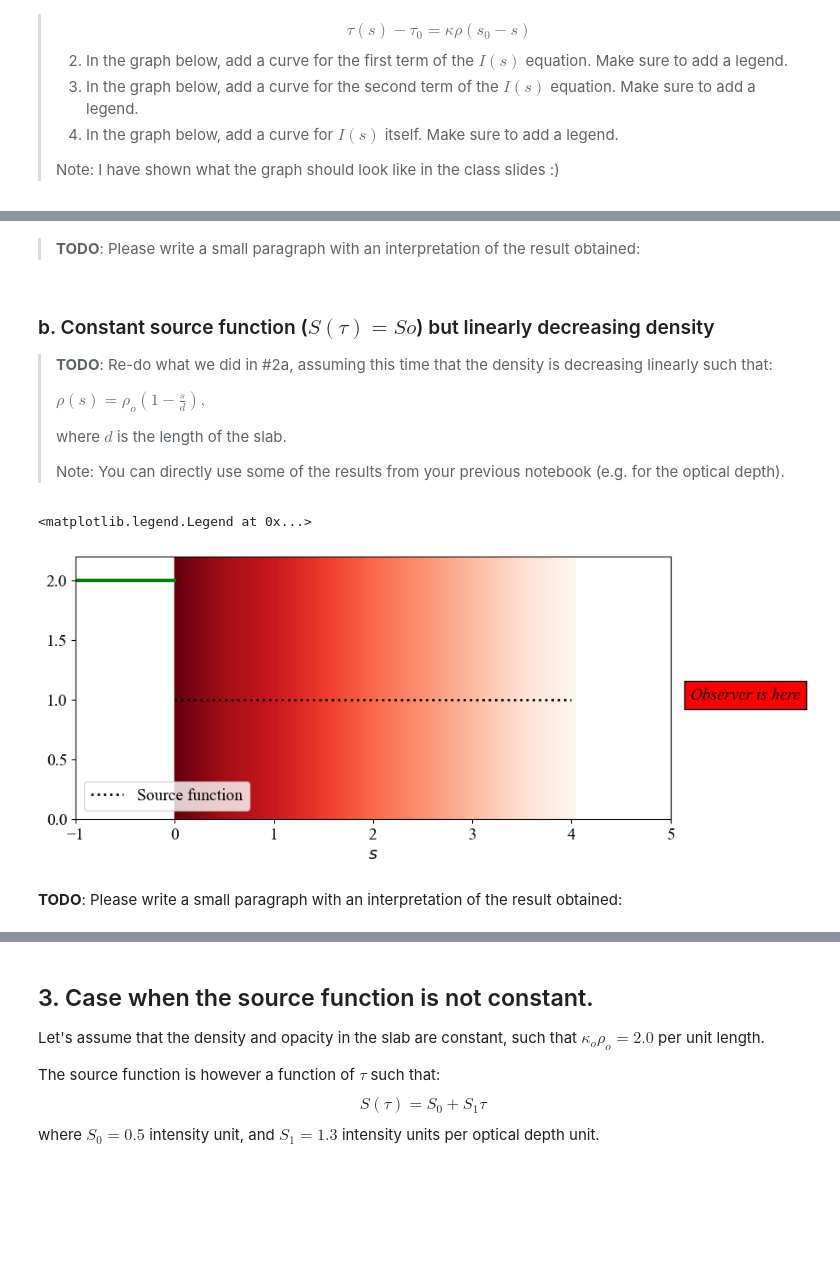
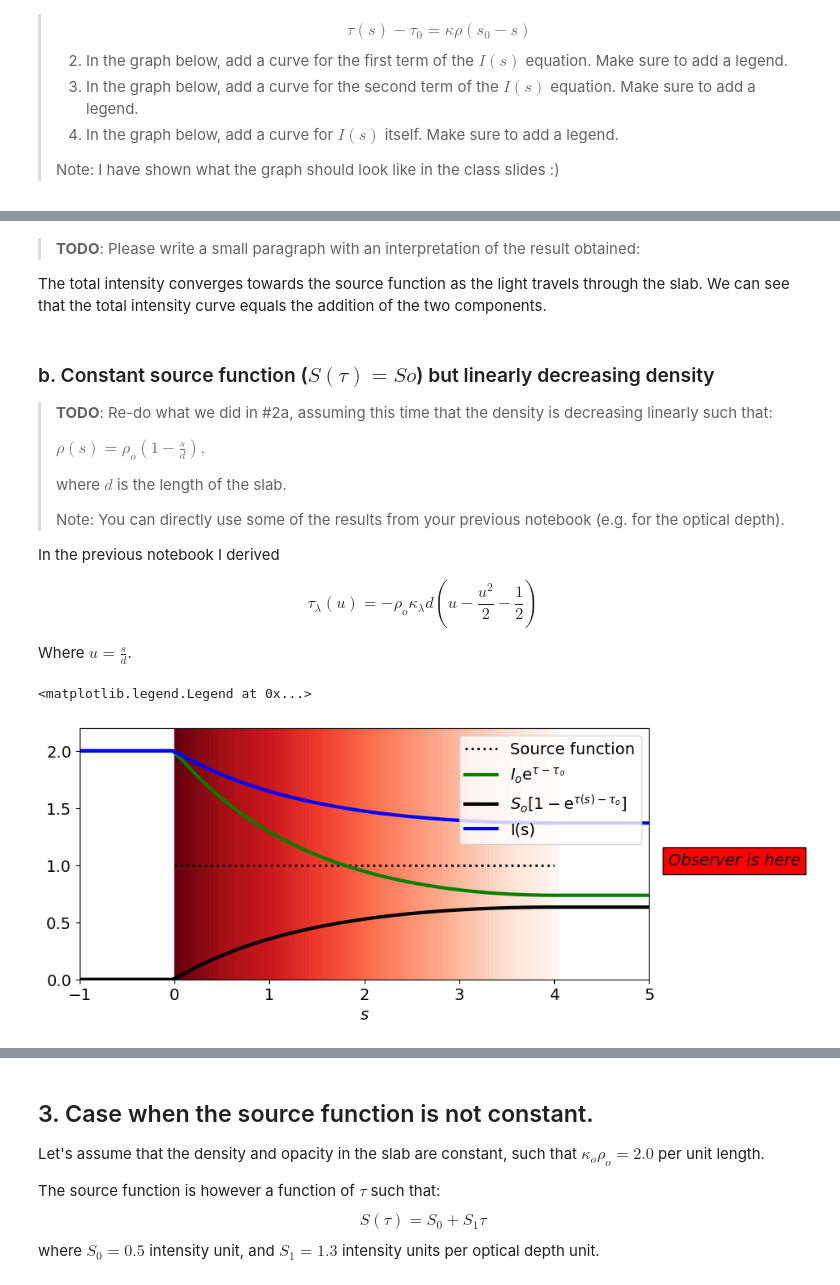
Before and after one commit to ankxie/PHYS633, a Jupyter notebook: Book/L11-SourceFunction/11-SourceFunction-template.ipynb, the cells around one changed output, grey strips where cells are left out. Saved outputs shown, nothing was run; the diff lists cells and outputs as text; code cells hidden in the pictures; blank space fills up the shorter version.

```diff
--- a/Book/L11-SourceFunction/11-SourceFunction-template.ipynb
+++ b/Book/L11-SourceFunction/11-SourceFunction-template.ipynb
@@ -310,5 +339,7 @@ NameError: name 'plt' is not defined
 # %% [markdown]
 > **TODO**: Please write a small paragraph with an interpretation of the result obtained:
+
+The total intensity converges towards the source function as the light travels through the slab. We can see that the total intensity curve equals the addition of the two components.
 # %% [markdown]
 ### b. Constant source function ($S(\tau)=So$) but linearly decreasing density
 
@@ -319,6 +350,12 @@ NameError: name 'plt' is not defined
 >where $d$ is the length of the slab.
 >
 >Note: You can directly use some of the results from your previous notebook (e.g. for the optical depth).
+
+In the previous notebook I derived
+
+$$ \tau_\lambda(u) = - \rho_o \kappa_\lambda d (u - \frac{u^2}{2} - \frac{1}{2})$$
+
+Where $u = \frac{s}{d}$.
 # %%
 fig, ax = plt.subplots(1,1, figsize=(9,4))
 plt.rcParams.update({'font.size': 14})
@@ -340,33 +377,97 @@ ax.text(5.2, 1, 'Observer is here', style='italic',
 
 ax.set_xlabel('$s$')
 
 #---------------------------------------------------------
 # Here are the values for already defined for this problem
 
 Io = 2
 j_rho = 0.5
 kappa_rho = 0.5
 S = j_rho / kappa_rho
 d = 4
 
 ss = np.linspace(0,4, 50)
 
 # Curve for the source function value
 ax.plot([-1,0], [Io,Io], c='green', lw=3)
 source = np.array( [S]*ss.size )
 ax.plot(ss, source, ls='dotted', c='k', lw=2,label='Source function')
 #---------------------------------------
 #---------------------------------------
 
+def x(s, dis):
+  return s/dis
+
+def diftau(s, kr, dis):
+  tau_0 = 0.5 *kr * dis
+  #print(tau_0)
+
+  diftau_array = []
+
+  for i in range(len(s)):
+    u = x(s[i], dis)
+
+    if u <= 0:
+      diftau_array = np.append(diftau_array, 0)
+
+    if u > 0 and u < 1:
+      diftau_array = np.append(diftau_array, -1 * kr * dis * (u - 0.5*u**2 - 0.5) - tau_0)
+
+    if u >= 1:
+      diftau_array = np.append(diftau_array, -1* tau_0)
+
+  return diftau_array
+
+# First term (if there was no emission)
+
+def I1(s, I0, kr, dis):
+  dt = diftau(s, kr, dis)
+  dt_edge = diftau([dis], kr, dis)
+  I_array = []
+
+  for i in range(len(dt)):
+    if dt[i] == 0:
+      I_array = np.append(I_array, I0)
+
+    if dt[i] < 0 and dt[i] > dt_edge[0]:
+      I_array = np.append(I_array, I0 * np.exp(dt[i]))
+
+    if dt[i] == dt_edge[0]:
+      I_array = np.append(I_array, I0 * np.exp(dt_edge[0]))
+
+  return I_array
+
+ax.plot(s_array, I1(s_array, Io, kappa_rho, d), c='green', lw=3, label = r'$I_o \mathrm{e}^{\tau-\tau_o}$')
 
 
+# Second term (if there was no initial intensity)
 
+def I2(s, kr, source, dis):
+  dt = diftau(s, kr, dis)
+  dt_edge = diftau([dis], kr, dis)
+  I_array = []
+
+  for i in range(len(dt)):
+    if dt[i] == 0:
+      I_array = np.append(I_array, 0)
+
+    if dt[i] < 0 and dt[i] > dt_edge[0]:
+      I_array = np.append(I_array, source * (1 - np.exp(dt[i])))
+
+    if dt[i] == dt_edge[0]:
+      I_array = np.append(I_array, source * (1 - np.exp(dt_edge[0])))
+
+  return I_array
+
+ax.plot(s_array, I2(s_array, kappa_rho, S, d), c = 'k', lw = 3, label = r'$S_o\left[1-\mathrm{e}^{\tau(s)-\tau_o}\right]$')
+
+# Intensity
+
+ax.plot(s_array, I1(s_array, Io, kappa_rho, d) + I2(s_array, kappa_rho, S, d), c = 'b', lw = 3, label = r'$I(s)$')
 
 
 #---------------------------------------
 ax.legend(loc=0)
 # %% [output]
 <matplotlib.legend.Legend at 0x...>
-[figure, old version]
+[figure, new version]
-# %% [markdown]
-**TODO**: Please write a small paragraph with an interpretation of the result obtained:
```
Also changed, not shown: parts of 5 cells of this notebook.
